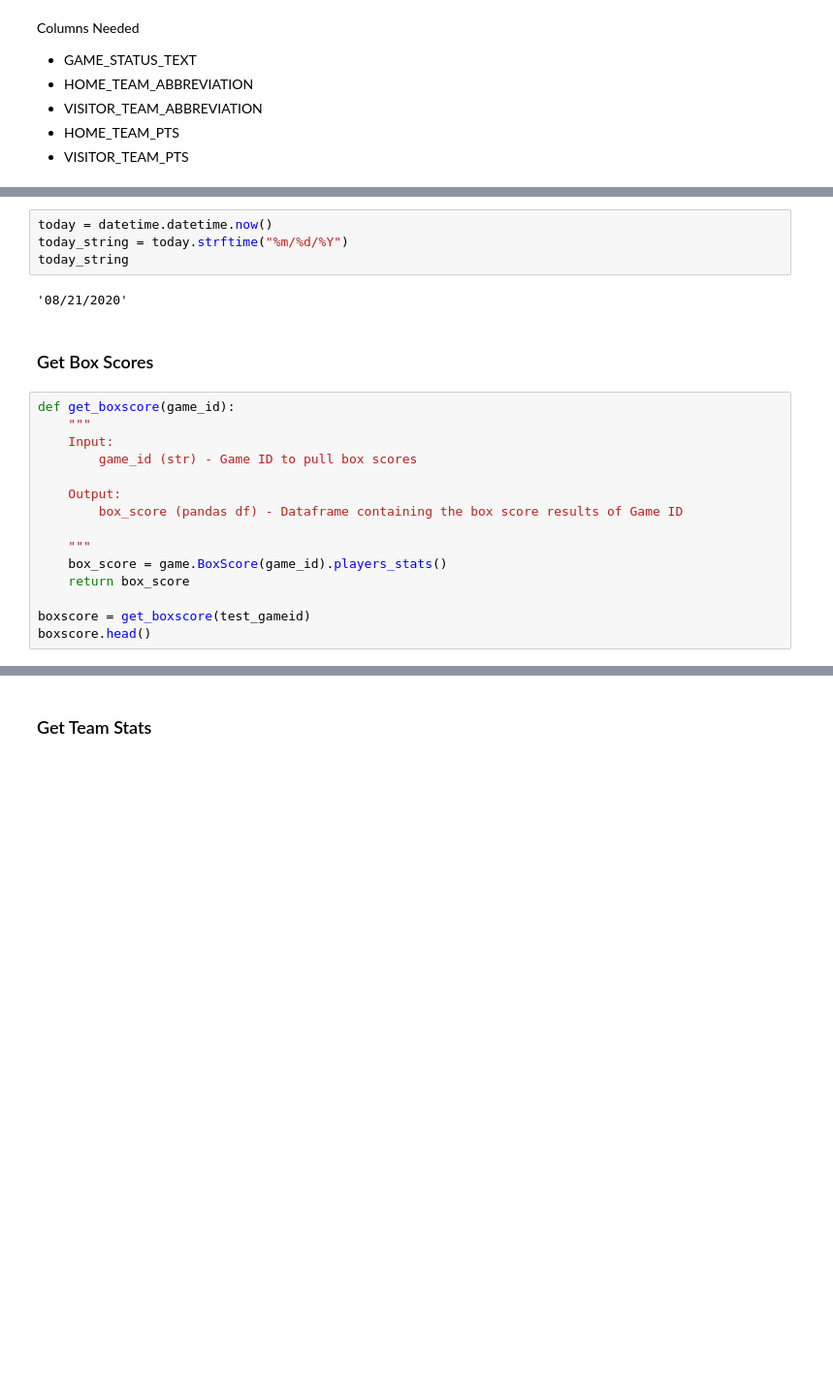
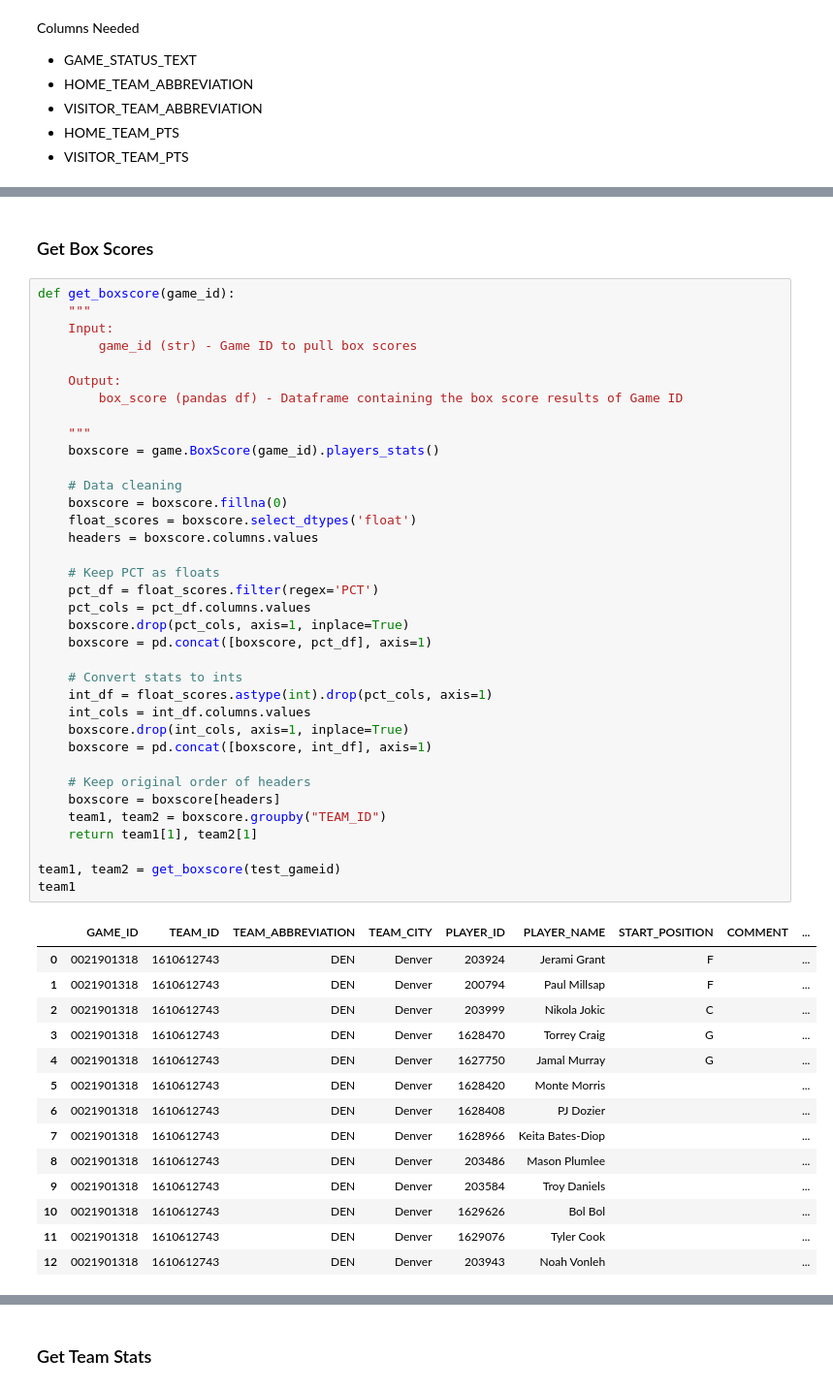
Before and after one commit to acheng1230/Udacity_DataScientist_Nanodegree, a Jupyter notebook: Capstone_Project/ipynb/dashboard_data.ipynb, the cells around one changed output, grey strips where cells are left out. Shown at 97% size. Cells and saved outputs as stored; diff of their text form; blank space fills up the shorter version.

```diff
--- a/Capstone_Project/ipynb/dashboard_data.ipynb
+++ b/Capstone_Project/ipynb/dashboard_data.ipynb
@@ -143,26 +123,56 @@ live_games
 | 1 | 2 | 0041900163 | 4:00 pm ET | 0 | 1610612762 | 1610612743 | ... |
 | 2 | 3 | 0041900123 | 6:30 pm ET | 0 | 1610612755 | 1610612738 | ... |
 | 3 | 4 | 0041900153 | 9:00 pm ET | 0 | 1610612742 | 1610612746 | ... |
-# %%
-today = datetime.datetime.now()
-today_string = today.strftime("%m/%d/%Y")
-today_string
-# %% [output]
-'08/21/2020'
 # %% [markdown]
 ### Get Box Scores
-# %%
-def get_boxscore(game_id):
-    """
-    Input:
-        game_id (str) - Game ID to pull box scores
-
-    Output:
-        box_score (pandas df) - Dataframe containing the box score results of Game ID
-
-    """
-    box_score = game.BoxScore(game_id).players_stats()
-    return box_score
-
-boxscore = get_boxscore(test_gameid)
-boxscore.head()
+# %%
+def get_boxscore(game_id):
+    """
+    Input:
+        game_id (str) - Game ID to pull box scores
+
+    Output:
+        box_score (pandas df) - Dataframe containing the box score results of Game ID
+
+    """
+    boxscore = game.BoxScore(game_id).players_stats()
+
+    # Data cleaning
+    boxscore = boxscore.fillna(0)
+    float_scores = boxscore.select_dtypes('float')
+    headers = boxscore.columns.values
+
+    # Keep PCT as floats
+    pct_df = float_scores.filter(regex='PCT')
+    pct_cols = pct_df.columns.values
+    boxscore.drop(pct_cols, axis=1, inplace=True)
+    boxscore = pd.concat([boxscore, pct_df], axis=1)
+
+    # Convert stats to ints
+    int_df = float_scores.astype(int).drop(pct_cols, axis=1)
+    int_cols = int_df.columns.values
+    boxscore.drop(int_cols, axis=1, inplace=True)
+    boxscore = pd.concat([boxscore, int_df], axis=1)
+
+    # Keep original order of headers
+    boxscore = boxscore[headers]
+    team1, team2 = boxscore.groupby("TEAM_ID")
+    return team1[1], team2[1]
+
+team1, team2 = get_boxscore(test_gameid)
+team1
+# %% [output]
+|  | GAME_ID | TEAM_ID | TEAM_ABBREVIATION | TEAM_CITY | PLAYER_ID | PLAYER_NAME | START_POSITION | COMMENT | ... |
+| 0 | 0021901318 | 1610612743 | DEN | Denver | 203924 | Jerami Grant | F |  | ... |
+| 1 | 0021901318 | 1610612743 | DEN | Denver | 200794 | Paul Millsap | F |  | ... |
+| 2 | 0021901318 | 1610612743 | DEN | Denver | 203999 | Nikola Jokic | C |  | ... |
+| 3 | 0021901318 | 1610612743 | DEN | Denver | 1628470 | Torrey Craig | G |  | ... |
+| 4 | 0021901318 | 1610612743 | DEN | Denver | 1627750 | Jamal Murray | G |  | ... |
+| 5 | 0021901318 | 1610612743 | DEN | Denver | 1628420 | Monte Morris |  |  | ... |
+| 6 | 0021901318 | 1610612743 | DEN | Denver | 1628408 | PJ Dozier |  |  | ... |
+| 7 | 0021901318 | 1610612743 | DEN | Denver | 1628966 | Keita Bates-Diop |  |  | ... |
+| 8 | 0021901318 | 1610612743 | DEN | Denver | 203486 | Mason Plumlee |  |  | ... |
+| 9 | 0021901318 | 1610612743 | DEN | Denver | 203584 | Troy Daniels |  |  | ... |
+| 10 | 0021901318 | 1610612743 | DEN | Denver | 1629626 | Bol Bol |  |  | ... |
+| 11 | 0021901318 | 1610612743 | DEN | Denver | 1629076 | Tyler Cook |  |  | ... |
+| 12 | 0021901318 | 1610612743 | DEN | Denver | 203943 | Noah Vonleh |  |  | ... |
```
Also changed, not shown: parts of 8 cells of this notebook, 1 other file.
